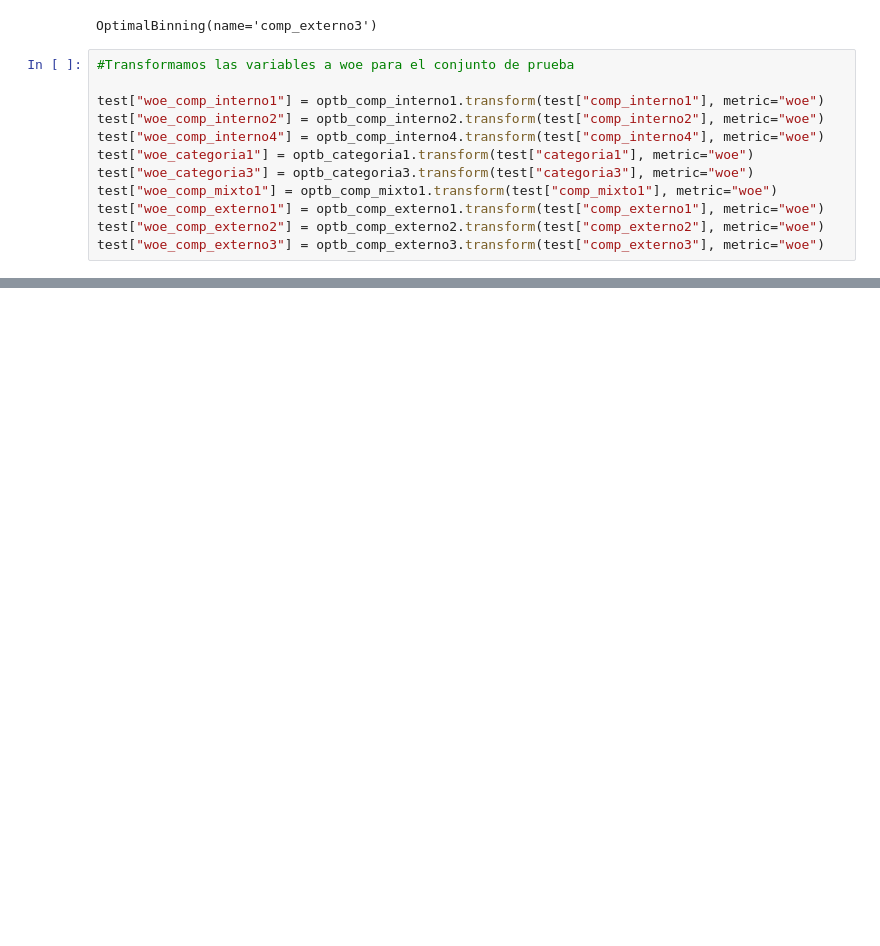
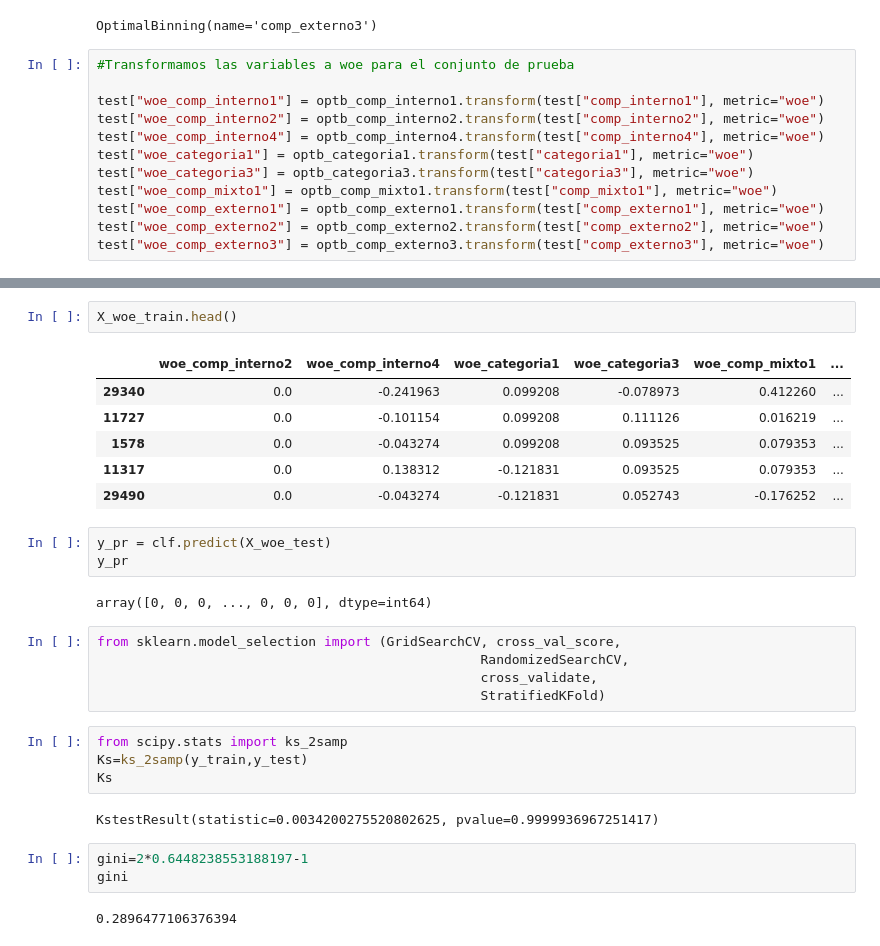
Before and after one commit to FernandoLopBa/SeminarioEstadistica_2022-1, a Jupyter notebook: Tarea 2/Ejercicio_1_Tarea2.ipynb, the cells around one changed output, grey strips where cells are left out. Saved outputs shown, nothing was run; the diff lists cells and outputs as text; blank space fills up the shorter version.

```diff
--- a/Tarea 2/Ejercicio_1_Tarea2.ipynb
+++ b/Tarea 2/Ejercicio_1_Tarea2.ipynb
@@ -964,0 +1059,30 @@ NameError: name 'X_woe_test' is not defined
+# %%
+X_woe_train.head()
+# %% [output]
+|  | woe_comp_interno2 | woe_comp_interno4 | woe_categoria1 | woe_categoria3 | woe_comp_mixto1 | ... |
+| 29340 | 0.0 | -0.241963 | 0.099208 | -0.078973 | 0.412260 | ... |
+| 11727 | 0.0 | -0.101154 | 0.099208 | 0.111126 | 0.016219 | ... |
+| 1578 | 0.0 | -0.043274 | 0.099208 | 0.093525 | 0.079353 | ... |
+| 11317 | 0.0 | 0.138312 | -0.121831 | 0.093525 | 0.079353 | ... |
+| 29490 | 0.0 | -0.043274 | -0.121831 | 0.052743 | -0.176252 | ... |
+# %%
+y_pr = clf.predict(X_woe_test)
+y_pr
+# %% [output]
+array([0, 0, 0, ..., 0, 0, 0], dtype=int64)
+# %%
+from sklearn.model_selection import (GridSearchCV, cross_val_score,
+                                                 RandomizedSearchCV,
+                                                 cross_validate,
+                                                 StratifiedKFold)
+# %%
+from scipy.stats import ks_2samp
+Ks=ks_2samp(y_train,y_test)
+Ks
+# %% [output]
+KstestResult(statistic=0.0034200275520802625, pvalue=0.9999936967251417)
+# %%
+gini=2*0.6448238553188197-1
+gini
+# %% [output]
+0.2896477106376394
```
Also changed, not shown: parts of 10 cells of this notebook.
